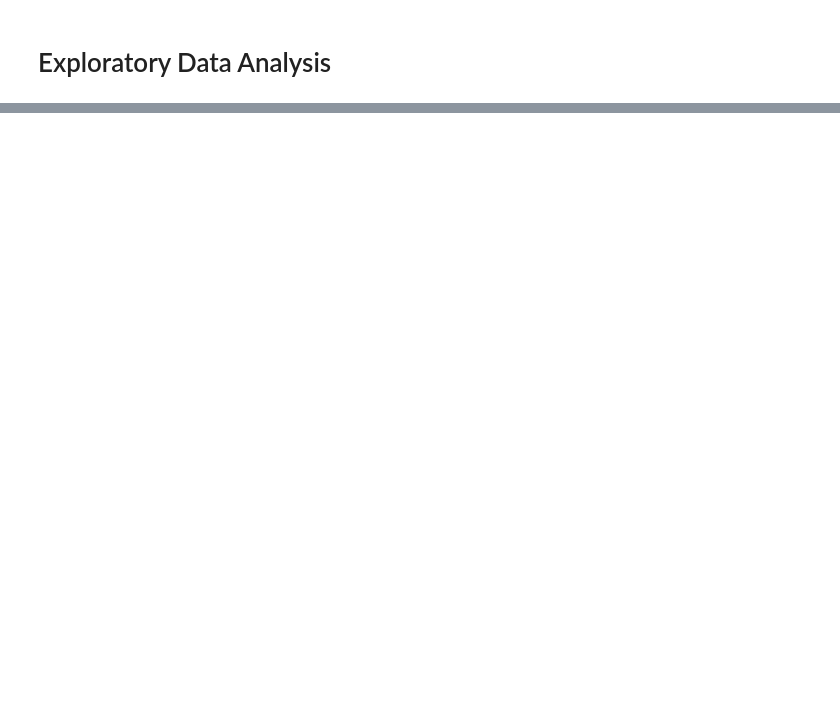
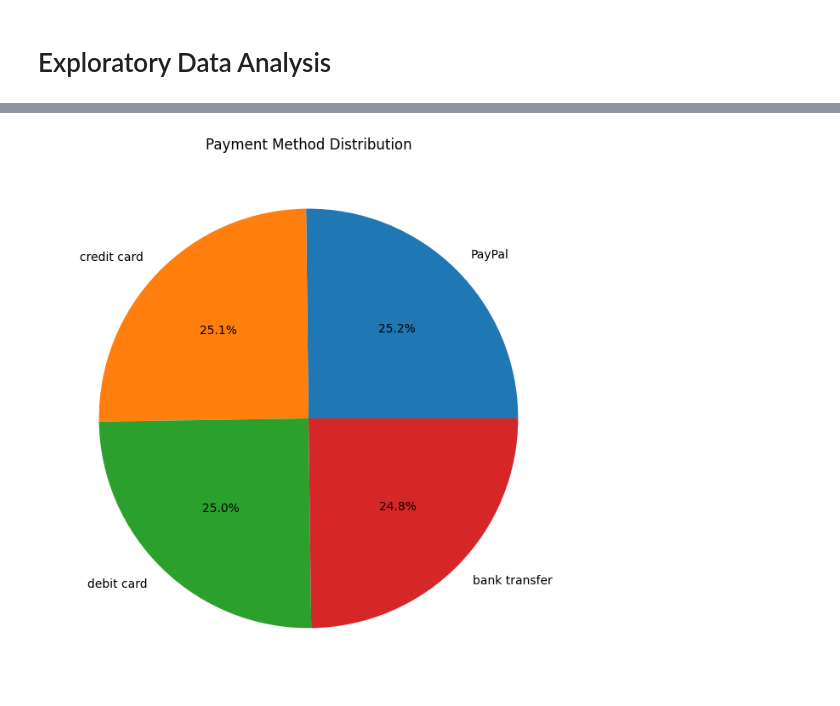
Before and after one commit to briannoelkesuma/BT4012-Group-15-Ecommerce-Fraud, a Jupyter notebook: notebook.ipynb, the cells around one changed output, grey strips where cells are left out. Cells and saved outputs as stored; diff of their text form; code cells hidden in the pictures; blank space fills up the shorter version.

```diff
--- a/notebook.ipynb
+++ b/notebook.ipynb
@@ -73,0 +73,7 @@ plt.show()
+# %%
+plt.figure(figsize=(8, 8))
+plt.pie(data['Payment Method'].value_counts(), labels=data['Payment Method'].unique(), autopct='%1.1f%%')
+plt.title('Payment Method Distribution')
+plt.show()
+# %% [output]
+[figure, added]
```
Also changed, not shown: parts of 12 cells of this notebook, 2 other files.
